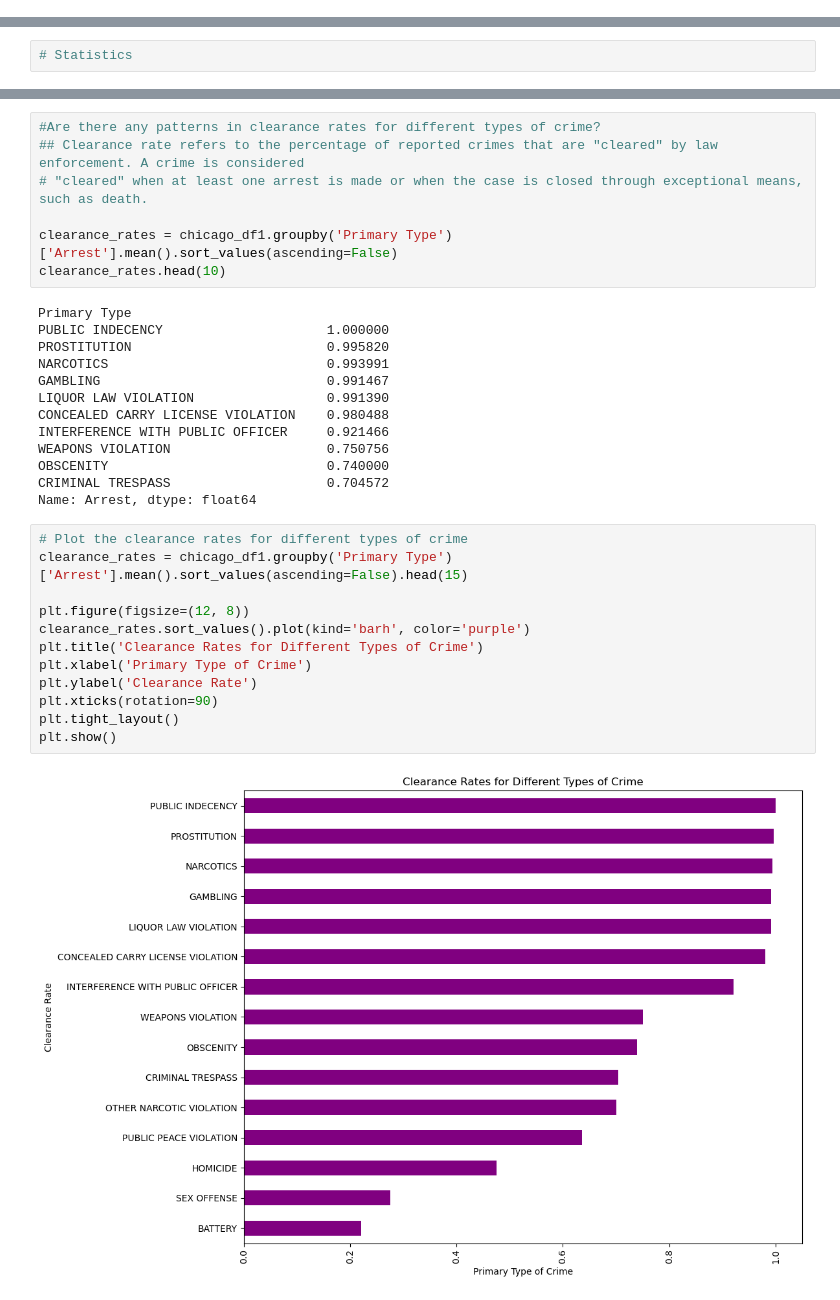
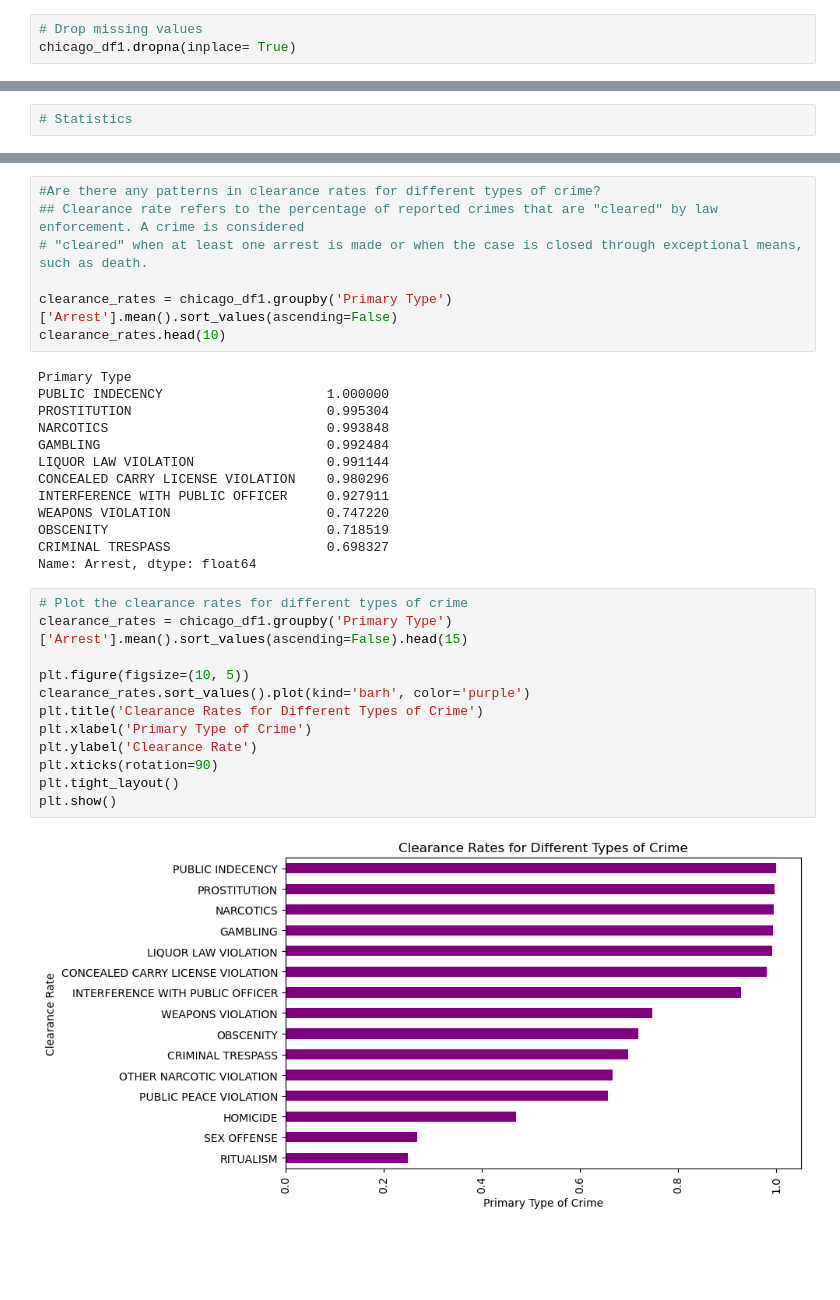
Before and after one commit to RidhooCodes/Chicago-crime-EDA, a Jupyter notebook: Circle 18 Chicago project.ipynb, the cells around one changed output, grey strips where cells are left out. Cells and saved outputs as stored; diff of their text form; blank space fills up the shorter version.

```diff
--- a/Circle 18 Chicago project.ipynb
+++ b/Circle 18 Chicago project.ipynb
@@ -141,6 +141,9 @@ chicago_df1.head()
 | 2 | HY460862 | 10/13/2015 07:30:00 PM | 067XX S ARTESIAN AVE | 0486 | BATTERY | DOMESTIC BATTERY SIMPLE | APARTMENT | False | ... |
 | 3 | HN595456 | 09/18/2007 01:56:00 AM | 087XX S COMMERCIAL AVE | 1220 | DECEPTIVE PRACTICE | THEFT OF LOST/MISLAID PROP | SIDEWALK | True | ... |
 | 4 | HW173766 | 02/28/2013 02:00:00 PM | 036XX N SOUTHPORT AVE | 1152 | DECEPTIVE PRACTICE | ILLEGAL USE CASH CARD | DRUG STORE | False | ... |
+# %%
+# Drop missing values
+chicago_df1.dropna(inplace= True)
 # %%
 chicago_df1.shape
 # %% [output]
@@ -490,30 +610,30 @@ clearance_rates.head(10)
 # %% [output]
 Primary Type
 PUBLIC INDECENCY                     1.000000
-PROSTITUTION                         0.995820
-NARCOTICS                            0.993991
-GAMBLING                             0.991467
-LIQUOR LAW VIOLATION                 0.991390
-CONCEALED CARRY LICENSE VIOLATION    0.980488
-INTERFERENCE WITH PUBLIC OFFICER     0.921466
-WEAPONS VIOLATION                    0.750756
-OBSCENITY                            0.740000
-CRIMINAL TRESPASS                    0.704572
+PROSTITUTION                         0.995304
+NARCOTICS                            0.993848
+GAMBLING                             0.992484
+LIQUOR LAW VIOLATION                 0.991144
+CONCEALED CARRY LICENSE VIOLATION    0.980296
+INTERFERENCE WITH PUBLIC OFFICER     0.927911
+WEAPONS VIOLATION                    0.747220
+OBSCENITY                            0.718519
+CRIMINAL TRESPASS                    0.698327
 Name: Arrest, dtype: float64
 # %%
 # Plot the clearance rates for different types of crime
 clearance_rates = chicago_df1.groupby('Primary Type')['Arrest'].mean().sort_values(ascending=False).head(15)
 
-plt.figure(figsize=(12, 8))
+plt.figure(figsize=(10, 5))
 clearance_rates.sort_values().plot(kind='barh', color='purple')
 plt.title('Clearance Rates for Different Types of Crime')
 plt.xlabel('Primary Type of Crime')
 plt.ylabel('Clearance Rate')
 plt.xticks(rotation=90)
 plt.tight_layout()
 plt.show()
 # %% [output]
-[figure, old version]
+[figure, new version]
 # %%
 # What percentage of reported crimes are domestic?
 domestic_rate = chicago_df1["Domestic"].mean()
```
Also changed, not shown: parts of 39 cells of this notebook, 1 other file.
